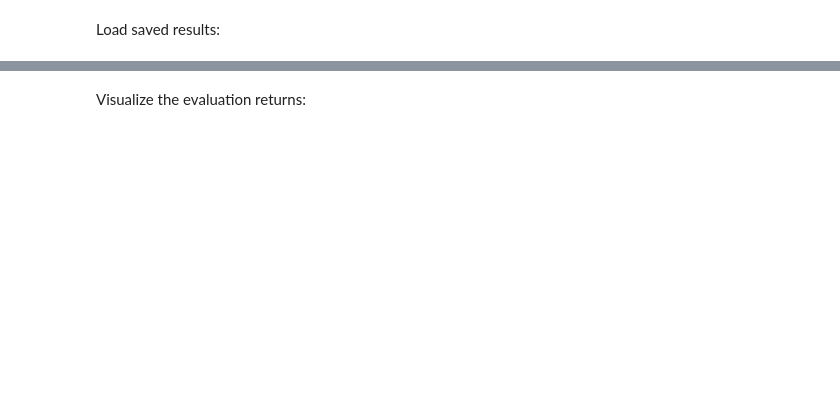
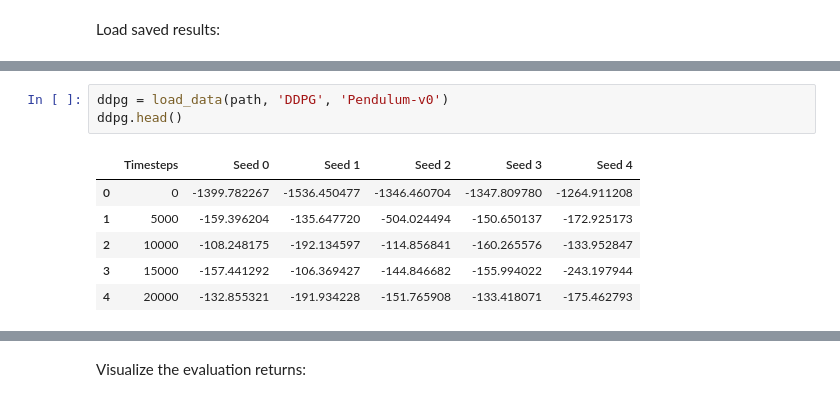
Before and after one commit to dogatekin/TD3, a Jupyter notebook: Viz.ipynb, the cells around one changed output, grey strips where cells are left out. Cells and saved outputs as stored; diff of their text form; blank space fills up the shorter version.

```diff
--- a/Viz.ipynb
+++ b/Viz.ipynb
@@ -19,0 +55,10 @@ t = [5000*i for i in range(len(ddpg))]
+# %%
+ddpg = load_data(path, 'DDPG', 'Pendulum-v0')
+ddpg.head()
+# %% [output]
+|  | Timesteps | Seed 0 | Seed 1 | Seed 2 | Seed 3 | Seed 4 |
+| 0 | 0 | -1399.782267 | -1536.450477 | -1346.460704 | -1347.809780 | -1264.911208 |
+| 1 | 5000 | -159.396204 | -135.647720 | -504.024494 | -150.650137 | -172.925173 |
+| 2 | 10000 | -108.248175 | -192.134597 | -114.856841 | -160.265576 | -133.952847 |
+| 3 | 15000 | -157.441292 | -106.369427 | -144.846682 | -155.994022 | -243.197944 |
+| 4 | 20000 | -132.855321 | -191.934228 | -151.765908 | -133.418071 | -175.462793 |
```
Also changed, not shown: parts of 13 cells of this notebook, 11 other files.
